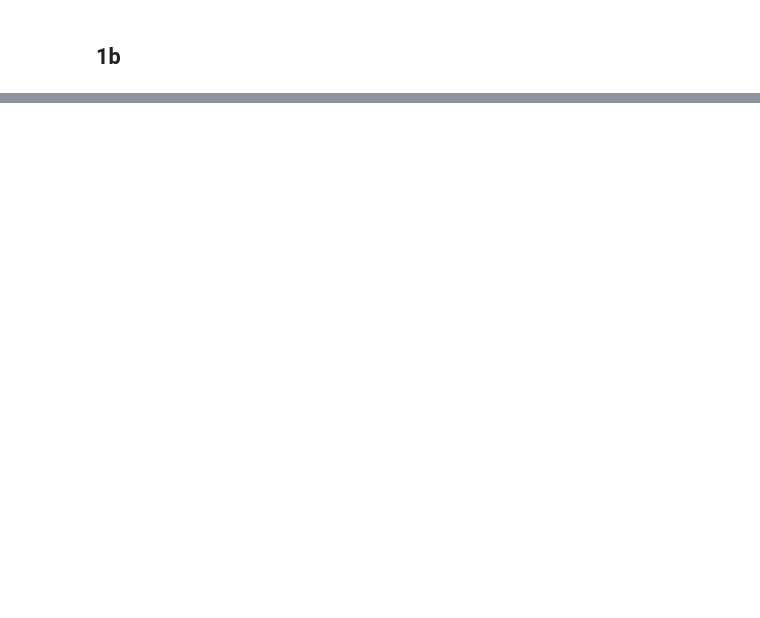
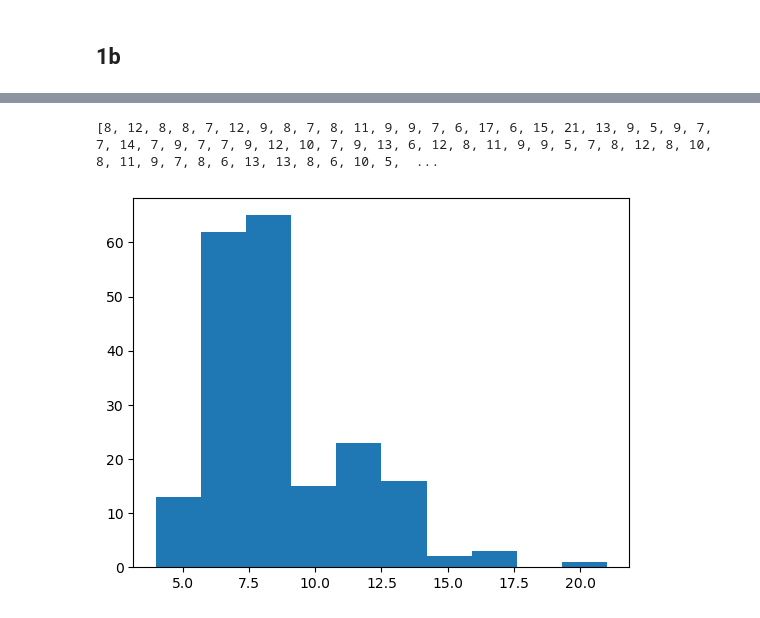
Before and after one commit to aryanbarik/EE-541-Deep-Learning, a Jupyter notebook: hw1/hw1p1.ipynb, the cells around one changed output, grey strips where cells are left out. Cells and saved outputs as stored; diff of their text form; code cells hidden in the pictures; blank space fills up the shorter version.

```diff
--- a/hw1/hw1p1.ipynb
+++ b/hw1/hw1p1.ipynb
@@ -87,0 +100,5 @@ print(heads_streak)
+# %%
+repeat_experiment(200)
+# %% [output]
+[8, 12, 8, 8, 7, 12, 9, 8, 7, 8, 11, 9, 9, 7, 6, 17, 6, 15, 21, 13, 9, 5, 9, 7, 7, 14, 7, 9, 7, 7, 9, 12, 10, 7, 9, 13, 6, 12, 8, 11, 9, 9, 5, 7, 8, 12, 8, 10, 8, 11, 9, 7, 8, 6, 13, 13, 8, 6, 10, 5,  ...
+[figure, added]
```
Also changed, not shown: parts of 8 cells of this notebook.
